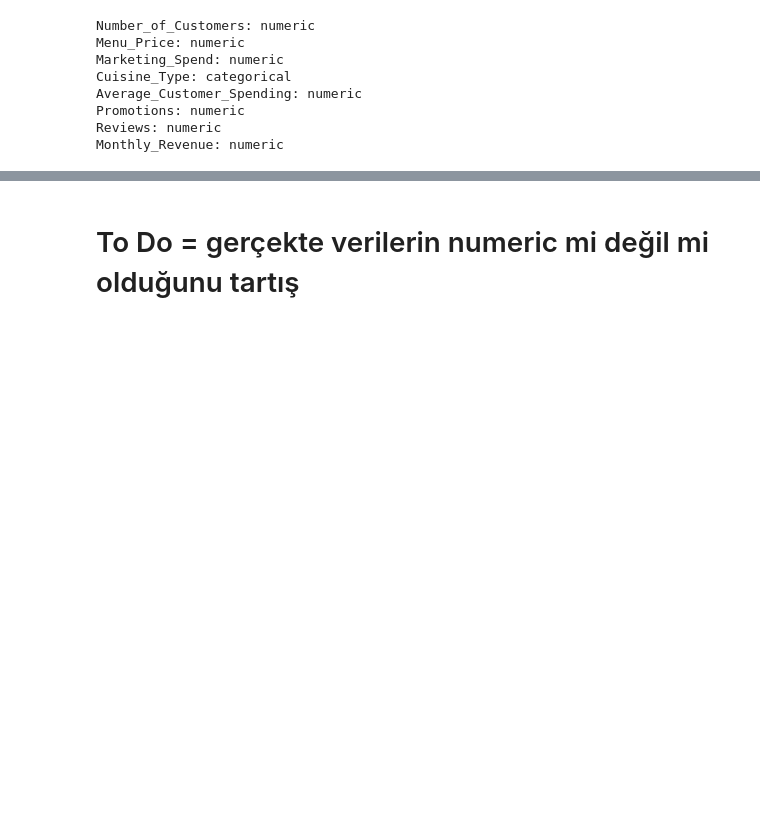
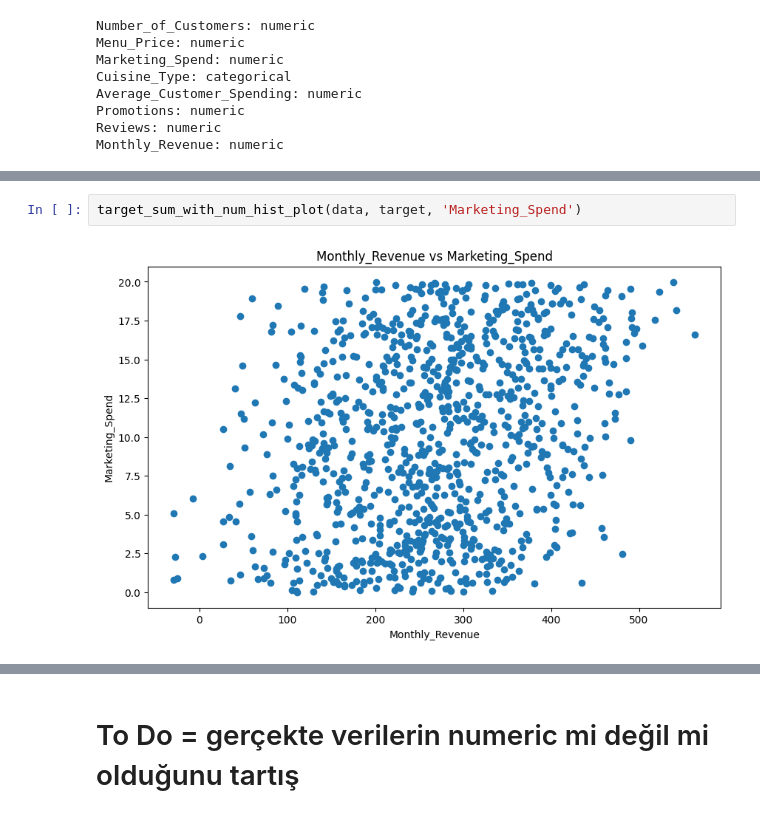
Before and after one commit to ecetkr/patika-ekip7, a Jupyter notebook: deneme.ipynb, the cells around one changed output, grey strips where cells are left out. Cells and saved outputs as stored; diff of their text form; blank space fills up the shorter version.

```diff
--- a/deneme.ipynb
+++ b/deneme.ipynb
@@ -303,0 +324,4 @@ Monthly_Revenue: numeric
+# %%
+target_sum_with_num_hist_plot(data, target, 'Marketing_Spend')
+# %% [output]
+[figure, added]
```
Also changed, not shown: parts of 15 cells of this notebook, 1 other file.
